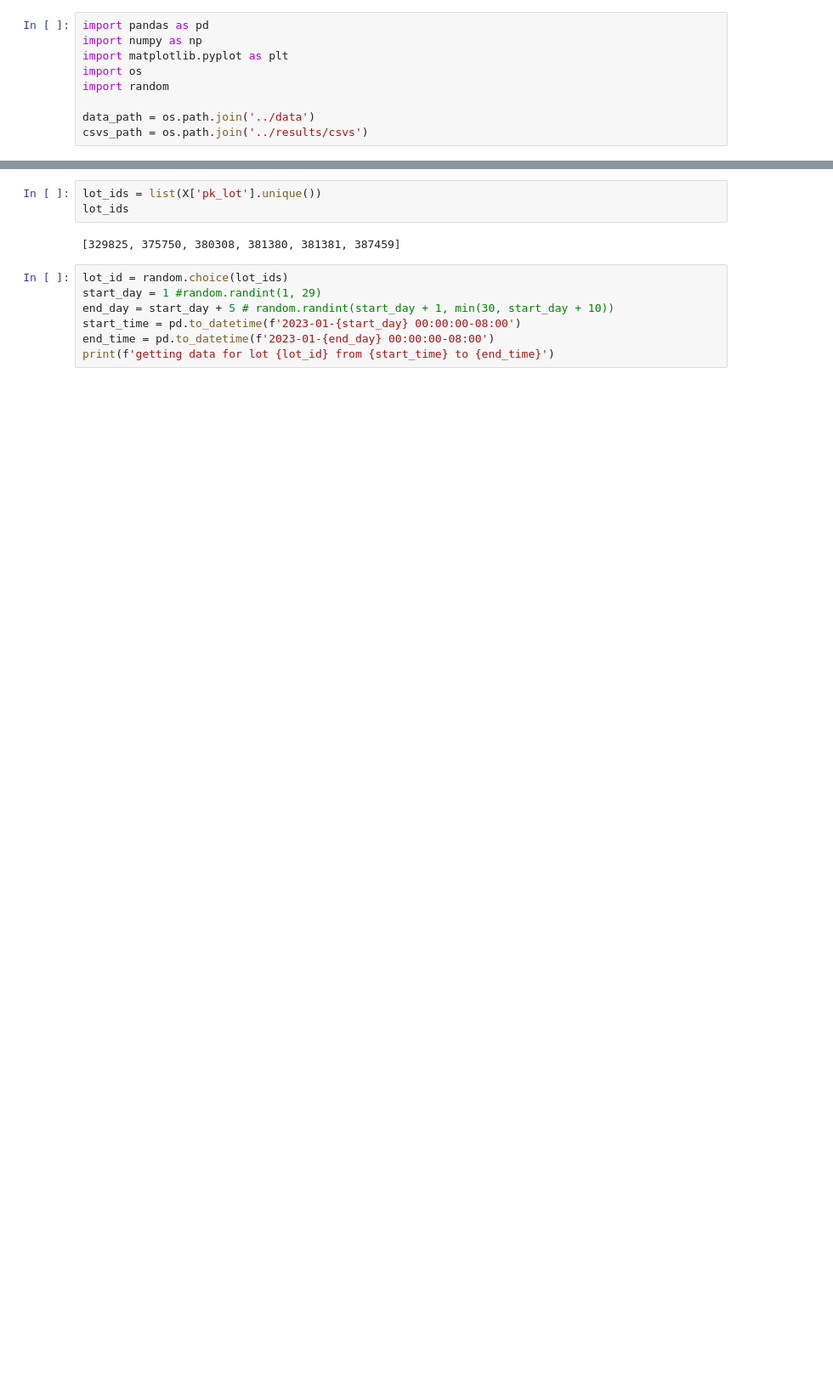
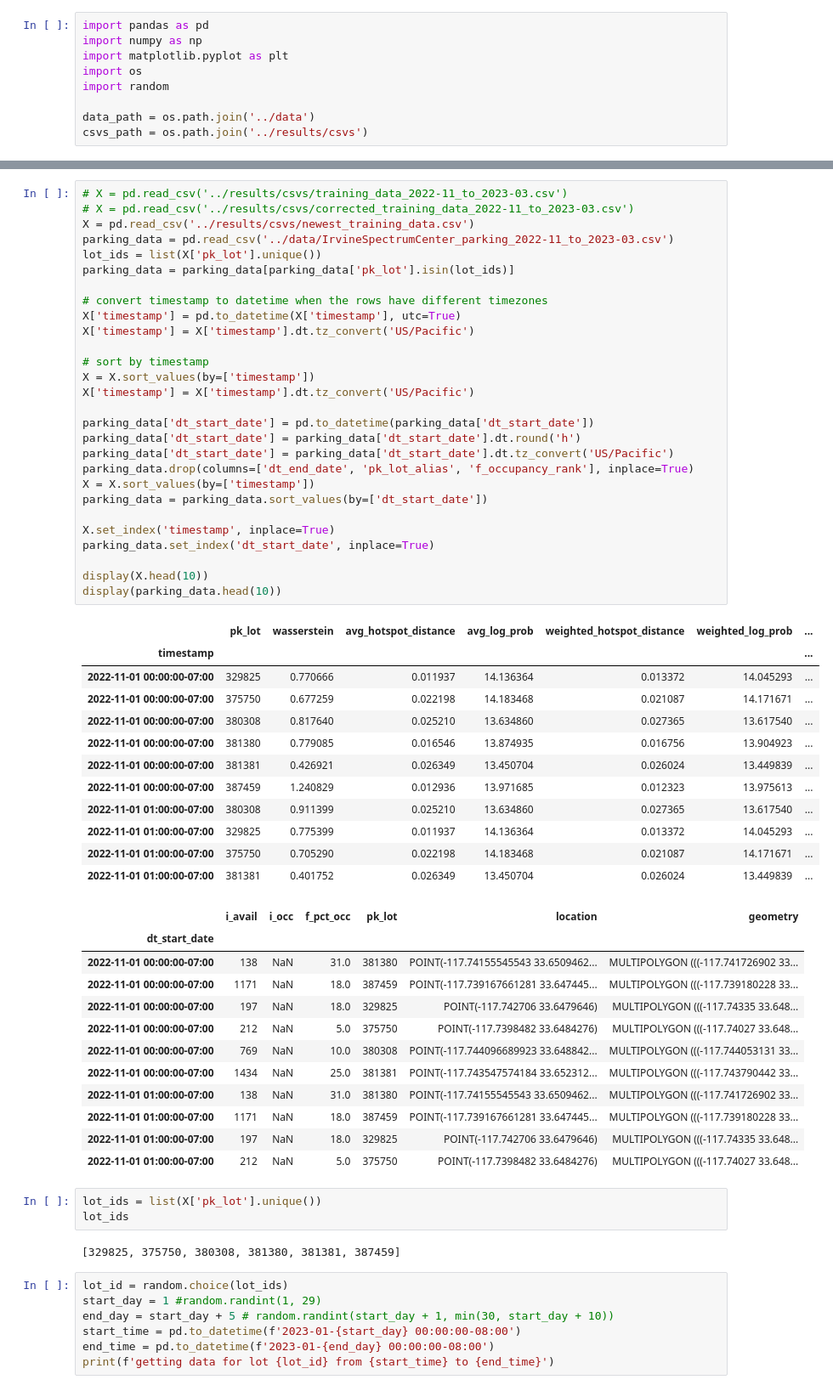
Before and after one commit to INRIX-Logan-Garwood/Parking-Location-vs-Occupancy, a Jupyter notebook: notebooks/correlation_validation.ipynb, the cells around one changed output, grey strips where cells are left out. Shown: that part at 85% size. Cells and saved outputs as stored; diff of their text form; blank space fills up the shorter version.

```diff
--- a/notebooks/correlation_validation.ipynb
+++ b/notebooks/correlation_validation.ipynb
@@ -34,3 +26,56 @@ X (4464, 3)
+# %%
+# X = pd.read_csv('../results/csvs/training_data_2022-11_to_2023-03.csv')
+# X = pd.read_csv('../results/csvs/corrected_training_data_2022-11_to_2023-03.csv')
+X = pd.read_csv('../results/csvs/newest_training_data.csv')
+parking_data = pd.read_csv('../data/IrvineSpectrumCenter_parking_2022-11_to_2023-03.csv')
+lot_ids = list(X['pk_lot'].unique())
+parking_data = parking_data[parking_data['pk_lot'].isin(lot_ids)]
+
+# convert timestamp to datetime when the rows have different timezones
+X['timestamp'] = pd.to_datetime(X['timestamp'], utc=True)
+X['timestamp'] = X['timestamp'].dt.tz_convert('US/Pacific')
+
+# sort by timestamp
+X = X.sort_values(by=['timestamp'])
+X['timestamp'] = X['timestamp'].dt.tz_convert('US/Pacific')
+
+parking_data['dt_start_date'] = pd.to_datetime(parking_data['dt_start_date'])
+parking_data['dt_start_date'] = parking_data['dt_start_date'].dt.round('h')
+parking_data['dt_start_date'] = parking_data['dt_start_date'].dt.tz_convert('US/Pacific')
+parking_data.drop(columns=['dt_end_date', 'pk_lot_alias', 'f_occupancy_rank'], inplace=True)
+X = X.sort_values(by=['timestamp'])
+parking_data = parking_data.sort_values(by=['dt_start_date'])
+
+X.set_index('timestamp', inplace=True)
+parking_data.set_index('dt_start_date', inplace=True)
+
+display(X.head(10))
+display(parking_data.head(10))
+# %% [output]
+|  | pk_lot | wasserstein | avg_hotspot_distance | avg_log_prob | weighted_hotspot_distance | weighted_log_prob | ... |
+| timestamp |  |  |  |  |  |  | ... |
+| 2022-11-01 00:00:00-07:00 | 329825 | 0.770666 | 0.011937 | 14.136364 | 0.013372 | 14.045293 | ... |
+| 2022-11-01 00:00:00-07:00 | 375750 | 0.677259 | 0.022198 | 14.183468 | 0.021087 | 14.171671 | ... |
+| 2022-11-01 00:00:00-07:00 | 380308 | 0.817640 | 0.025210 | 13.634860 | 0.027365 | 13.617540 | ... |
+| 2022-11-01 00:00:00-07:00 | 381380 | 0.779085 | 0.016546 | 13.874935 | 0.016756 | 13.904923 | ... |
+| 2022-11-01 00:00:00-07:00 | 381381 | 0.426921 | 0.026349 | 13.450704 | 0.026024 | 13.449839 | ... |
+| 2022-11-01 00:00:00-07:00 | 387459 | 1.240829 | 0.012936 | 13.971685 | 0.012323 | 13.975613 | ... |
+| 2022-11-01 01:00:00-07:00 | 380308 | 0.911399 | 0.025210 | 13.634860 | 0.027365 | 13.617540 | ... |
+| 2022-11-01 01:00:00-07:00 | 329825 | 0.775399 | 0.011937 | 14.136364 | 0.013372 | 14.045293 | ... |
+| 2022-11-01 01:00:00-07:00 | 375750 | 0.705290 | 0.022198 | 14.183468 | 0.021087 | 14.171671 | ... |
+| 2022-11-01 01:00:00-07:00 | 381381 | 0.401752 | 0.026349 | 13.450704 | 0.026024 | 13.449839 | ... |
+|  | i_avail | i_occ | f_pct_occ | pk_lot | location | geometry |
+| dt_start_date |  |  |  |  |  |  |
+| 2022-11-01 00:00:00-07:00 | 138 | NaN | 31.0 | 381380 | POINT(-117.74155545543 33.6509462... | MULTIPOLYGON (((-117.741726902 33... |
+| 2022-11-01 00:00:00-07:00 | 1171 | NaN | 18.0 | 387459 | POINT(-117.739167661281 33.647445... | MULTIPOLYGON (((-117.739180228 33... |
+| 2022-11-01 00:00:00-07:00 | 197 | NaN | 18.0 | 329825 | POINT(-117.742706 33.6479646) | MULTIPOLYGON (((-117.74335 33.648... |
+| 2022-11-01 00:00:00-07:00 | 212 | NaN | 5.0 | 375750 | POINT(-117.7398482 33.6484276) | MULTIPOLYGON (((-117.74027 33.648... |
+| 2022-11-01 00:00:00-07:00 | 769 | NaN | 10.0 | 380308 | POINT(-117.744096689923 33.648842... | MULTIPOLYGON (((-117.744053131 33... |
+| 2022-11-01 00:00:00-07:00 | 1434 | NaN | 25.0 | 381381 | POINT(-117.743547574184 33.652312... | MULTIPOLYGON (((-117.743790442 33... |
+| 2022-11-01 01:00:00-07:00 | 138 | NaN | 31.0 | 381380 | POINT(-117.74155545543 33.6509462... | MULTIPOLYGON (((-117.741726902 33... |
+| 2022-11-01 01:00:00-07:00 | 1171 | NaN | 18.0 | 387459 | POINT(-117.739167661281 33.647445... | MULTIPOLYGON (((-117.739180228 33... |
+| 2022-11-01 01:00:00-07:00 | 197 | NaN | 18.0 | 329825 | POINT(-117.742706 33.6479646) | MULTIPOLYGON (((-117.74335 33.648... |
+| 2022-11-01 01:00:00-07:00 | 212 | NaN | 5.0 | 375750 | POINT(-117.7398482 33.6484276) | MULTIPOLYGON (((-117.74027 33.648... |
 # %%
 lot_ids = list(X['pk_lot'].unique())
 lot_ids
```
Also changed, not shown: parts of 4 cells of this notebook, 1 other file.
